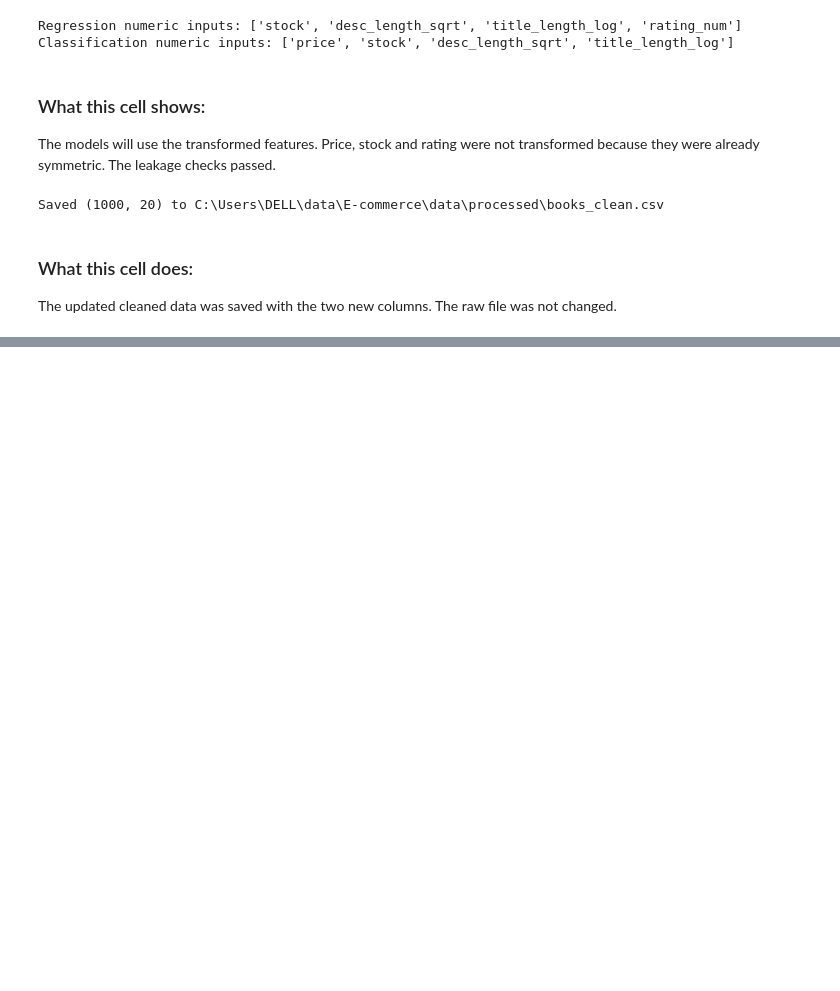
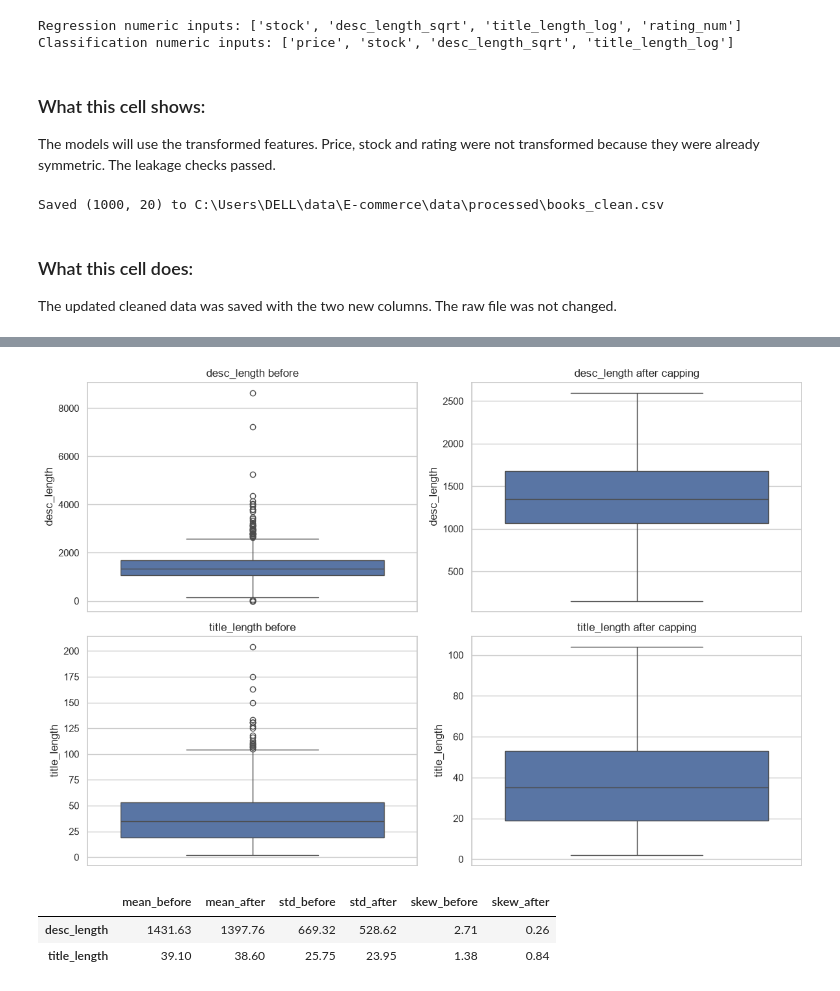
Before and after one commit to l253042/E-commerce, a Jupyter notebook: notebooks/E-commerce.ipynb, the cells around one changed output, grey strips where cells are left out. Cells and saved outputs as stored; diff of their text form; code cells hidden in the pictures; blank space fills up the shorter version.

Commit message:
Step 7: outlier detection and treatment

```diff
--- a/notebooks/E-commerce.ipynb
+++ b/notebooks/E-commerce.ipynb
@@ -930,3 +930,23 @@ Saved (1000, 20) to C:\Users\DELL\data\E-commerce\data\processed\books_clean.csv
 # %% [markdown]
 ### What this cell does:
 The updated cleaned data was saved with the two new columns. The raw file was not changed.
+# %%
+check_cols = ["price", "stock", "desc_length", "title_length"]
+
+def iqr_flags(s):
+    q1, q3 = s.quantile([0.25, 0.75])
+    iqr = q3 - q1
+    return (s < q1 - 1.5 * iqr) | (s > q3 + 1.5 * iqr)
+
+def z_flags(s, threshold=3):
+    return ((s - s.mean()) / s.std()).abs() > threshold
+
+flags = pd.DataFrame(index=clean.index)
+rows = []
+for col in check_cols:
+    flags[col + "_iqr"] = iqr_flags(clean[col])
+    flags[col + "_z"] = z_flags(clean[col])
+    a, b = flags[col + "_iqr"], flags[col + "_z"]
+    rows.append({"feature": col, "IQR": a.sum(), "Z-score": b.sum(),
+                 "both": (a & b).sum(), "IQR only": (a & ~b).sum(), "Z only": (~a & b).sum()})
+display(pd.DataFrame(rows))
@@ -932,0 +1054,28 @@ The updated cleaned data was saved with the two new columns. The raw file was no
+# %%
+treated = clean.copy()
+for col in ["desc_length", "title_length"]:
+    q1, q3 = clean[col].quantile([0.25, 0.75])
+    iqr = q3 - q1
+    treated[col] = clean[col].clip(lower=q1 - 1.5 * iqr, upper=q3 + 1.5 * iqr)
+
+fig, axes = plt.subplots(2, 2, figsize=(12, 8))
+for row, col in enumerate(["desc_length", "title_length"]):
+    sns.boxplot(y=clean[col], ax=axes[row, 0])
+    axes[row, 0].set_title(f"{col} before")
+    sns.boxplot(y=treated[col], ax=axes[row, 1])
+    axes[row, 1].set_title(f"{col} after capping")
+save_fig("outliers_before_after.png")
+
+summary = pd.DataFrame({
+    "mean_before": clean[["desc_length", "title_length"]].mean(),
+    "mean_after": treated[["desc_length", "title_length"]].mean(),
+    "std_before": clean[["desc_length", "title_length"]].std(),
+    "std_after": treated[["desc_length", "title_length"]].std(),
+    "skew_before": clean[["desc_length", "title_length"]].skew(),
+    "skew_after": treated[["desc_length", "title_length"]].skew()})
+display(summary.round(2))
+# %% [output]
+[figure, added]
+|  | mean_before | mean_after | std_before | std_after | skew_before | skew_after |
+| desc_length | 1431.63 | 1397.76 | 669.32 | 528.62 | 2.71 | 0.26 |
+| title_length | 39.10 | 38.60 | 25.75 | 23.95 | 1.38 | 0.84 |
```
Also changed, not shown: parts of 11 cells of this notebook, 1 other file.
